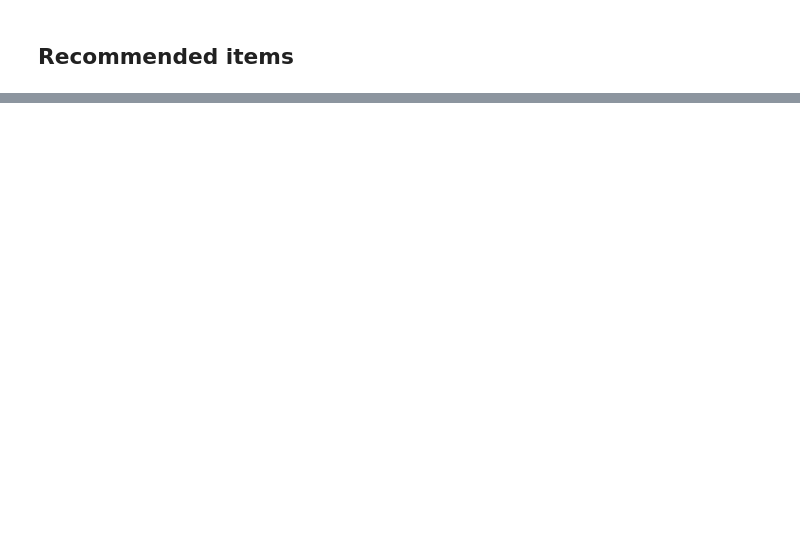
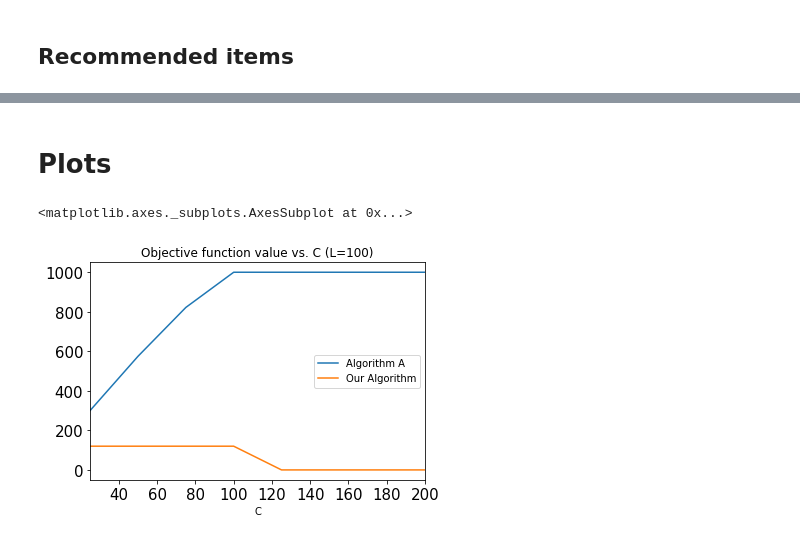
Before and after one commit to SpirosChadoulos/SocialNetworksMScAssignment, a Jupyter notebook: Relaxation.ipynb, the cells around one changed output, grey strips where cells are left out. Saved outputs shown, nothing was run; the diff lists cells and outputs as text; code cells hidden in the pictures; blank space fills up the shorter version.

```diff
--- a/Relaxation.ipynb
+++ b/Relaxation.ipynb
@@ -320,0 +1012,16 @@ y.shape
+# %% [markdown]
+# Plots
+# %%
+plots1 = pd.read_csv('results.csv')
+# %%
+plots2 = pd.read_csv('results2.csv')
+# %%
+plots1['Objective2'] = plots2['Objective'].to_numpy()
+# %%
+plots1.rename(columns={'Objective': 'Algorithm A',
+              'Objective2': 'Our Algorithm'}, inplace=True)
+# %%
+plots1.head(8).plot(x='C',y=['Algorithm A','Our Algorithm'],title='Objective function value vs. C (L=100)',fontsize=15)
+# %% [output]
+<matplotlib.axes._subplots.AxesSubplot at 0x...>
+[figure, added]
```
Also changed, not shown: parts of 84 cells of this notebook, 16 other files.
